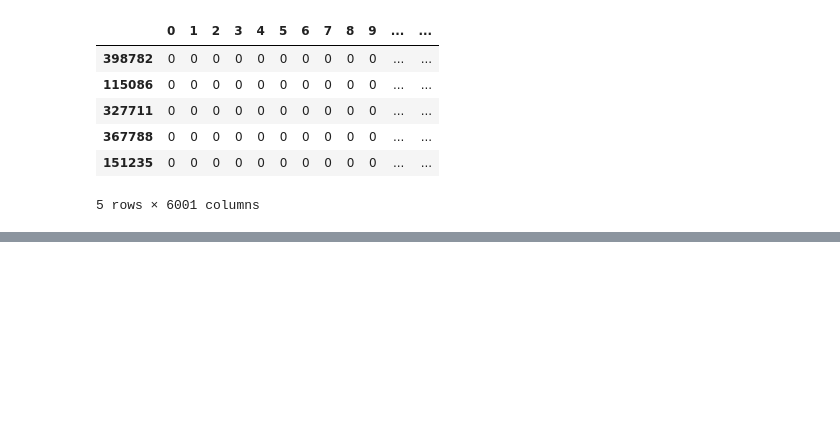
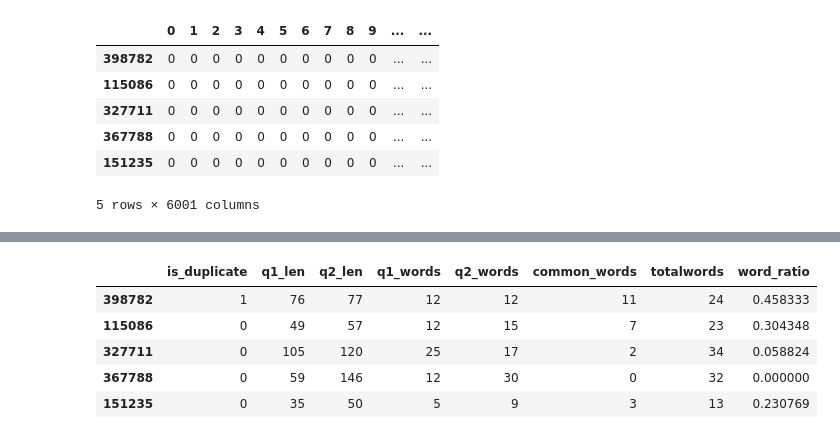
Before and after one commit to PURNACHANDRARAOPARCHURI/Quora-Question-Pairs-Matching, a Jupyter notebook: NLP.ipynb, the cells around one changed output, grey strips where cells are left out. Saved outputs shown, nothing was run; the diff lists cells and outputs as text; code cells hidden in the pictures; blank space fills up the shorter version.

```diff
--- a/NLP.ipynb
+++ b/NLP.ipynb
@@ -183,4 +183,11 @@ new_df.head()
 | 151235 | 151235 | 237843 | 50930 | Consequences of Bhopal gas tragedy? | What was the reason behind the Bh... | 0 | 35 | 50 | 5 | 9 | ... |
 # %%
 final_df=new_df.drop(["id","qid1","qid2","question1","question2"],axis=1)
-final_df
+final_df.head()
+# %% [output]
+|  | is_duplicate | q1_len | q2_len | q1_words | q2_words | common_words | totalwords | word_ratio |
+| 398782 | 1 | 76 | 77 | 12 | 12 | 11 | 24 | 0.458333 |
+| 115086 | 0 | 49 | 57 | 12 | 15 | 7 | 23 | 0.304348 |
+| 327711 | 0 | 105 | 120 | 25 | 17 | 2 | 34 | 0.058824 |
+| 367788 | 0 | 59 | 146 | 12 | 30 | 0 | 32 | 0.000000 |
+| 151235 | 0 | 35 | 50 | 5 | 9 | 3 | 13 | 0.230769 |
```
Also changed, not shown: parts of 8 cells of this notebook.
